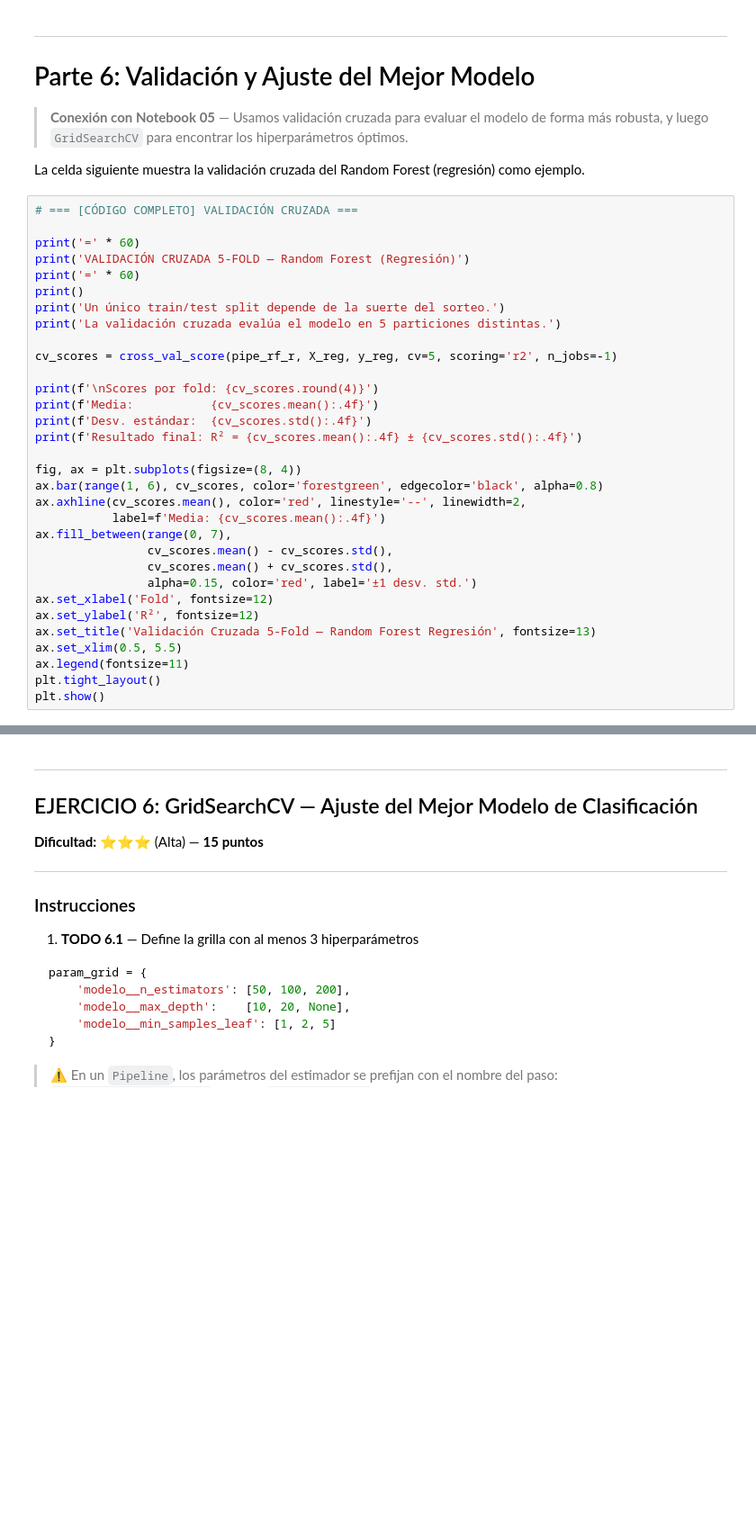
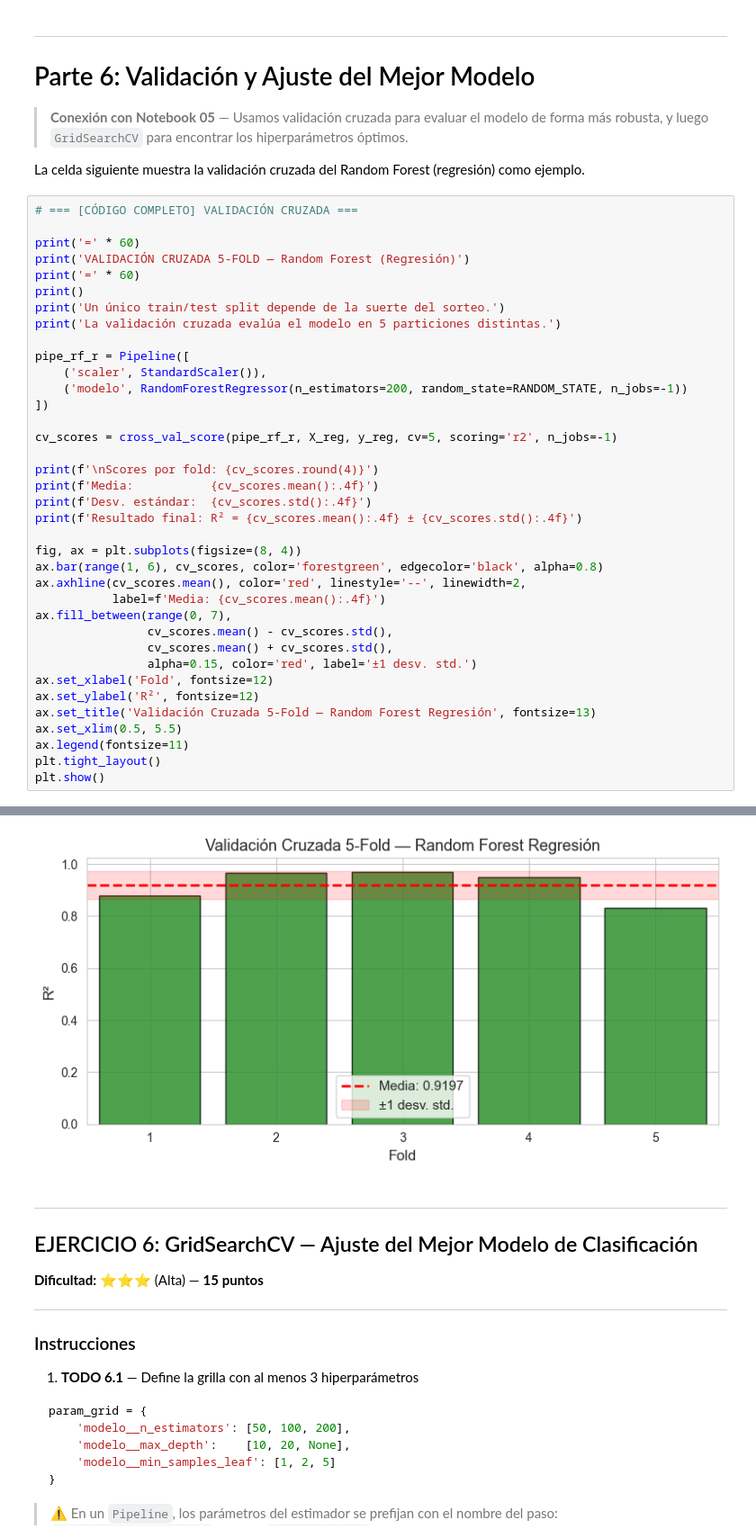
Before and after one commit to bypipe27/informeIA, a Jupyter notebook: Proyecto_FIFA_Players.ipynb, the cells around one changed output, grey strips where cells are left out. Shown at 90% size. Saved outputs shown, nothing was run; the diff lists cells and outputs as text; blank space fills up the shorter version.

```diff
--- a/Proyecto_FIFA_Players.ipynb
+++ b/Proyecto_FIFA_Players.ipynb
@@ -916,6 +977,11 @@ print('=' * 60)
 print()
 print('Un único train/test split depende de la suerte del sorteo.')
 print('La validación cruzada evalúa el modelo en 5 particiones distintas.')
+
+pipe_rf_r = Pipeline([
+    ('scaler', StandardScaler()),
+    ('modelo', RandomForestRegressor(n_estimators=200, random_state=RANDOM_STATE, n_jobs=-1))
+])
 
 cv_scores = cross_val_score(pipe_rf_r, X_reg, y_reg, cv=5, scoring='r2', n_jobs=-1)
 
@@ -939,3 +1005,4 @@ ax.set_xlim(0.5, 5.5)
 ax.legend(fontsize=11)
 plt.tight_layout()
 plt.show()
+# %% [output]
@@ -942,3 +1020,4 @@ plt.show()
+[figure, added]
 # %% [markdown]
 ---
 ## EJERCICIO 6: GridSearchCV — Ajuste del Mejor Modelo de Clasificación
```
Also changed, not shown: parts of 11 cells of this notebook.
